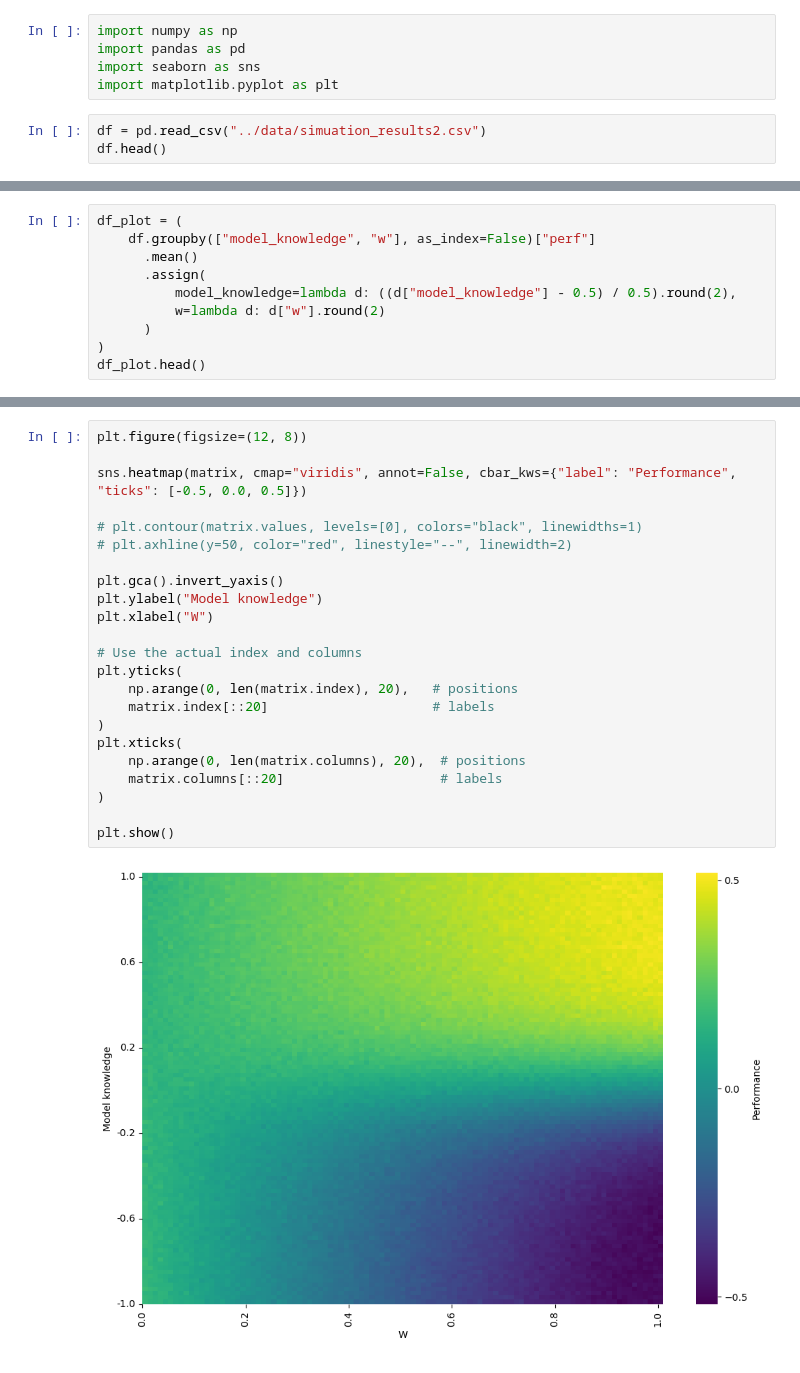
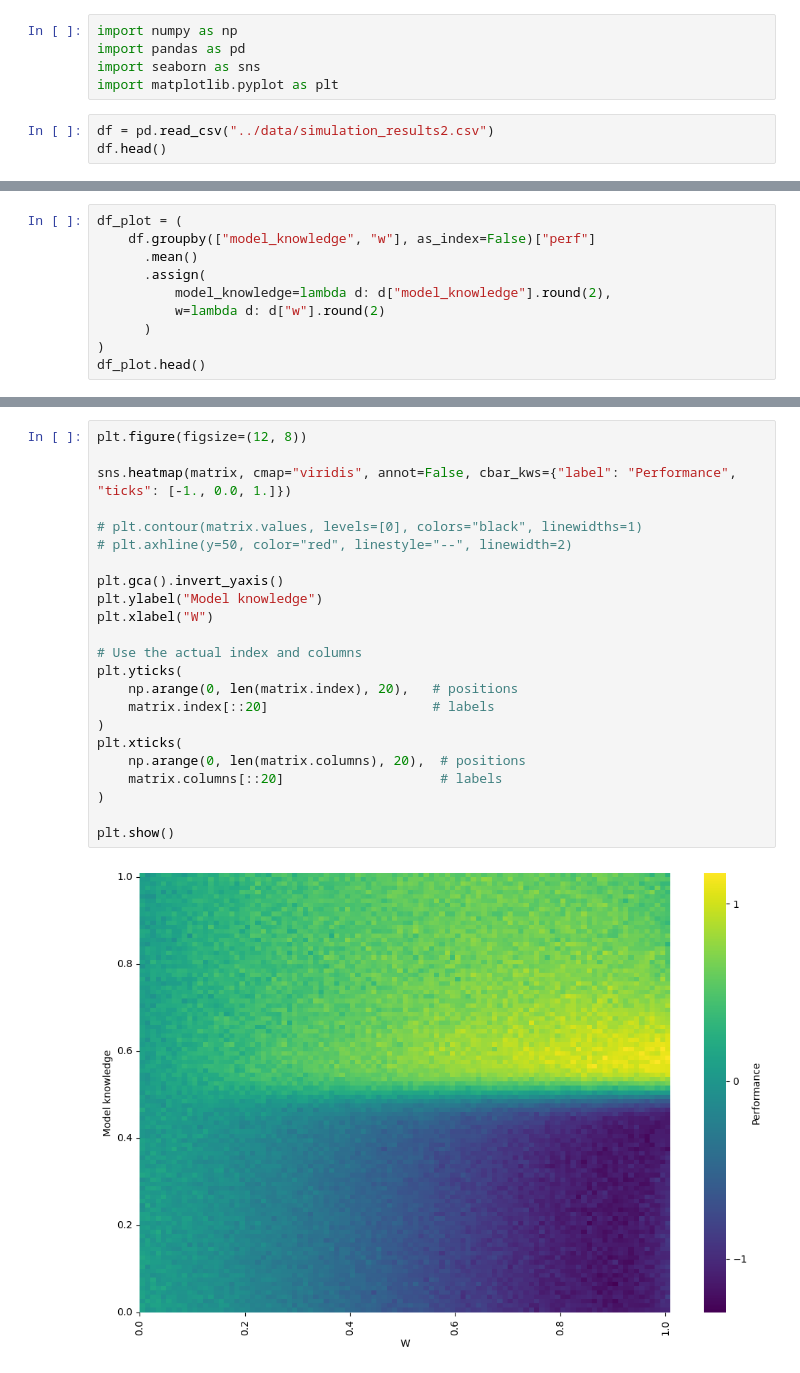
Before and after one commit to DrBlublu/2023_Transmission_of_model_project_ABM, a Jupyter notebook: scripts/simulation_analysis.ipynb, the cells around one changed output, grey strips where cells are left out. Saved outputs shown, nothing was run; the diff lists cells and outputs as text.

```diff
--- a/scripts/simulation_analysis.ipynb
+++ b/scripts/simulation_analysis.ipynb
@@ -4,6 +4,6 @@ import pandas as pd
 import seaborn as sns
 import matplotlib.pyplot as plt
 # %%
-df = pd.read_csv("../data/simuation_results2.csv")
+df = pd.read_csv("../data/simulation_results2.csv")
 df.head()
 # %% [output]
@@ -18,7 +37,7 @@ df_plot = (
     df.groupby(["model_knowledge", "w"], as_index=False)["perf"]
       .mean()
       .assign(
-          model_knowledge=lambda d: ((d["model_knowledge"] - 0.5) / 0.5).round(2),
+          model_knowledge=lambda d: d["model_knowledge"].round(2),
           w=lambda d: d["w"].round(2)
       )
 )
@@ -45,25 +64,25 @@ matrix.head()
 # %%
 plt.figure(figsize=(12, 8))
 
-sns.heatmap(matrix, cmap="viridis", annot=False, cbar_kws={"label": "Performance", "ticks": [-0.5, 0.0, 0.5]})
+sns.heatmap(matrix, cmap="viridis", annot=False, cbar_kws={"label": "Performance", "ticks": [-1., 0.0, 1.]})
 
 # plt.contour(matrix.values, levels=[0], colors="black", linewidths=1)
 # plt.axhline(y=50, color="red", linestyle="--", linewidth=2)
 
 plt.gca().invert_yaxis()
 plt.ylabel("Model knowledge")
 plt.xlabel("W")
 
 # Use the actual index and columns
 plt.yticks(
     np.arange(0, len(matrix.index), 20),   # positions
     matrix.index[::20]                     # labels
 )
 plt.xticks(
     np.arange(0, len(matrix.columns), 20),  # positions
     matrix.columns[::20]                    # labels
 )
 
 plt.show()
 # %% [output]
-[figure, old version]
+[figure, new version]
```
Also changed, not shown: parts of 4 cells of this notebook, 9 other files.
